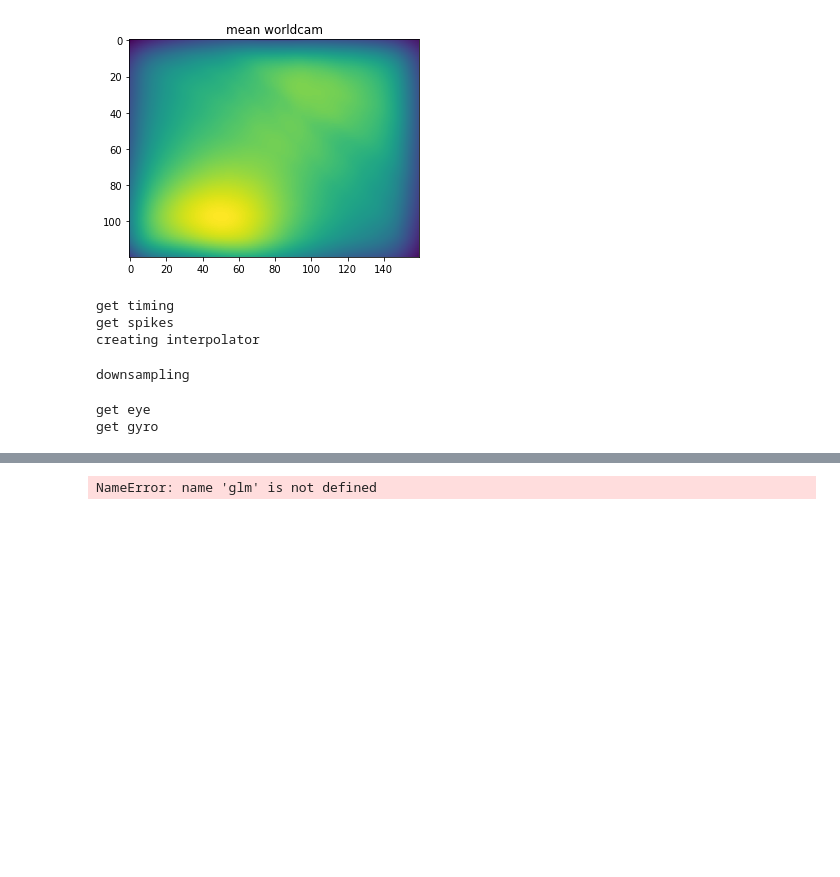
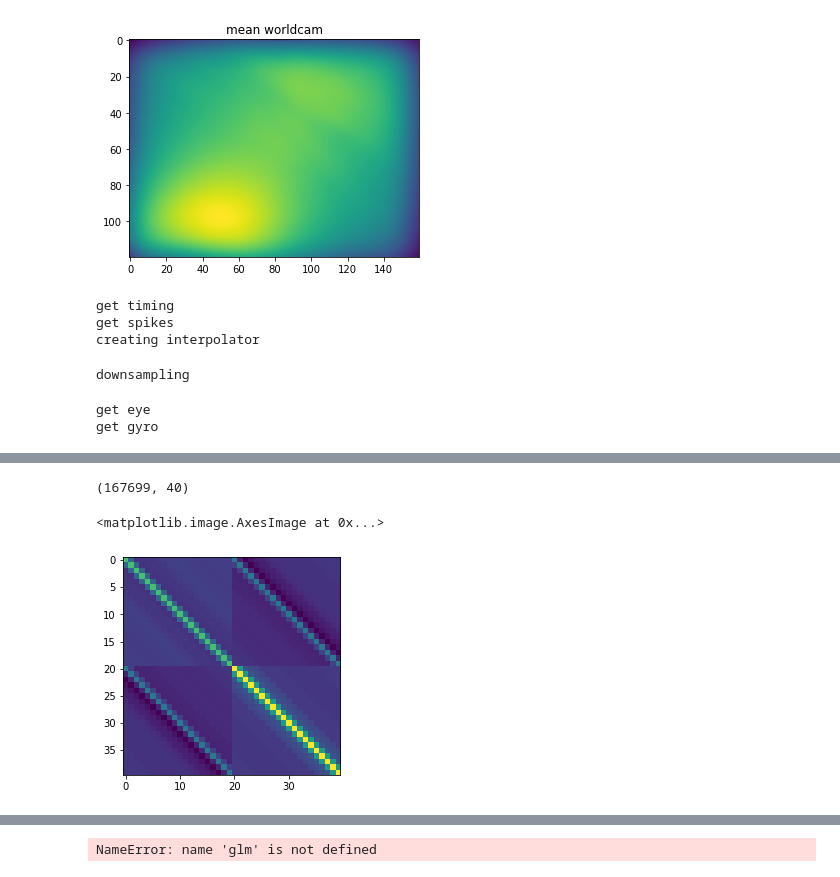
Before and after one commit to nielllab/FreelyMovingEphys, a Jupyter notebook: testing/correct_worldcam_testing.ipynb, the cells around one changed output, grey strips where cells are left out. Cells and saved outputs as stored; diff of their text form; code cells hidden in the pictures; blank space fills up the shorter version.

```diff
--- a/testing/correct_worldcam_testing.ipynb
+++ b/testing/correct_worldcam_testing.ipynb
@@ -593,0 +619,9 @@ plt.plot(bins[:-1],binned_th)
+# %%
+np.shape(eyeDesign)
+# %% [output]
+(167699, 40)
+# %%
+plt.imshow(eyeDesign.T@eyeDesign)
+# %% [output]
+<matplotlib.image.AxesImage at 0x...>
+[figure, added]
```
Also changed, not shown: parts of 33 cells of this notebook.
